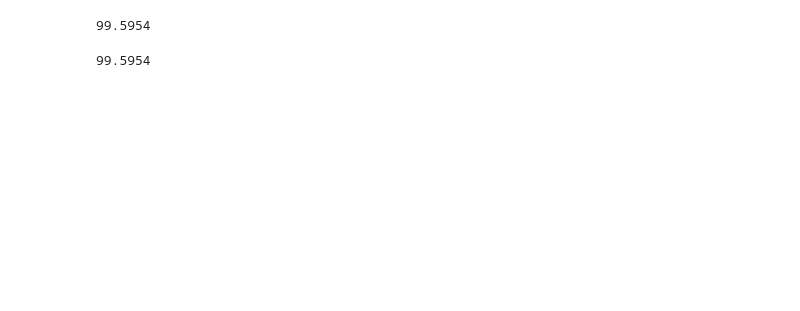
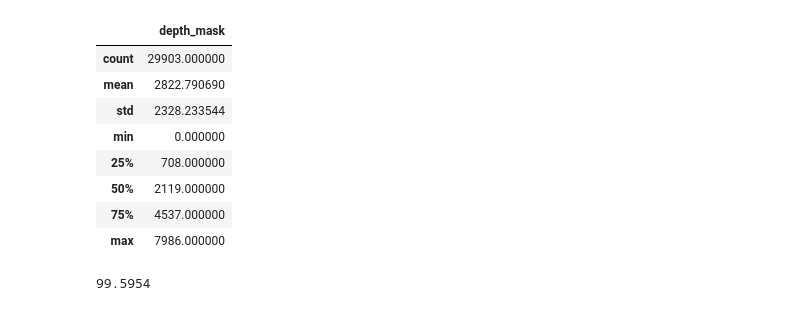
Before and after one commit to kagningemma/SARS-CoV-2-NGS-optimization, a Jupyter notebook: SARS-CoV-2-MiNion-2.ipynb, the cells around one changed output. Drawn from its saved outputs; the diff is of its cells as text; code cells hidden in the pictures; blank space fills up the shorter version.

Commit message:
Update SARS-CoV-2-MiNion-2.ipynb
added scripts to generate depth of coverage

```diff
--- a/SARS-CoV-2-MiNion-2.ipynb
+++ b/SARS-CoV-2-MiNion-2.ipynb
@@ -334 +374,18 @@ Script done, file is ./log.txt
+# %%
+# min and max coverage
+# what percentage of this masked genome (without reads from mismached primers) has depth >400 ?
+os.chdir("/media/viro102/HDPH-UT1/CORONA/Pilot_SARS_Cov2_20201217/filtered/barcode01")
+df_masked = pd.read_csv("sample1.2-61.bam.depth", sep = "\t", names = ["Ref", "Pos", "depth_mask"])
+df_masked.head(10)
+df_masked[["depth_mask"]].describe()
+# %% [output]
+|  | depth_mask |
+| count | 29903.000000 |
+| mean | 2822.790690 |
+| std | 2328.233544 |
+| min | 0.000000 |
+| 25% | 708.000000 |
+| 50% | 2119.000000 |
+| 75% | 4537.000000 |
+| max | 7986.000000 |
 # %%
@@ -337,5 +394,0 @@ os.chdir("/media/viro102/HDPH-UT1/CORONA/Pilot_SARS_Cov2_20201217/filtered/barco
-# %%
-%%bash
-samtools depth -a sample1.2-61.primertrimmed.rg.sorted.bam | awk '{c++; if($3>0) total+=1}END{print (total/c)*100}'
-# %% [output]
-99.5954
```
Also changed, not shown: parts of 28 cells of this notebook.
